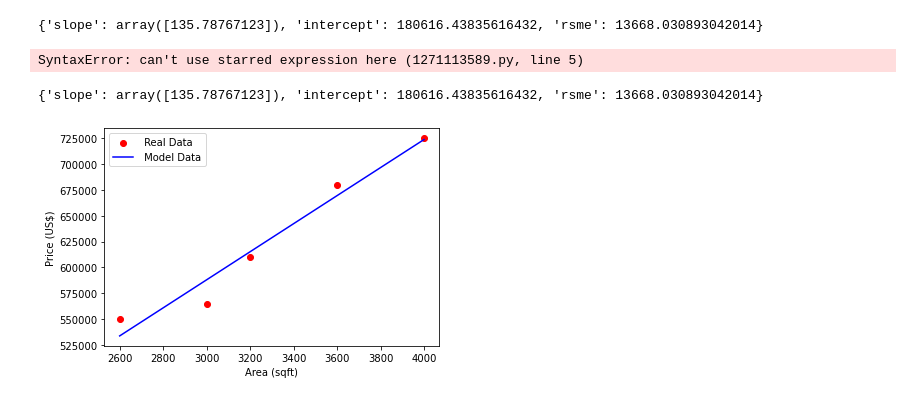
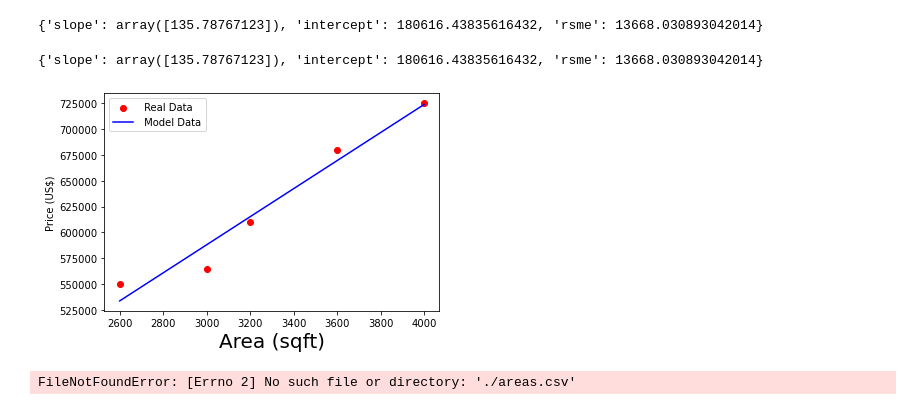
Before and after one commit to Olawale-Product/Portfolio, a Jupyter notebook: linear_regression/linear_regression.ipynb, the cells around one changed output. Saved outputs shown, nothing was run; the diff lists cells and outputs as text; code cells hidden in the pictures.

```diff
--- a/linear_regression/linear_regression.ipynb
+++ b/linear_regression/linear_regression.ipynb
@@ -72,14 +72,6 @@ line_equation_parameters = { "slope": reg.coef_, "intercept": reg.intercept_, "r
 print(line_equation_parameters)
 # %% [output]
 {'slope': array([135.78767123]), 'intercept': 180616.43835616432, 'rsme': 13668.030893042014}
-# %%
-      # coefficient , *other1 = [*reg.coef_]
-      # intercept , *other2 = [*reg.intercept_]
-      # coefficient
-      reg.intercept_
-      reg.coef_
-# %% [output]
-SyntaxError: can't use starred expression here (1271113589.py, line 5)
 # %%
 # Equation of a line
 # Y = (m*x) +
@@ -100,13 +92,19 @@ if(y_example == y_test_equation):
 # %%
 plt.scatter(df[["area"]], df[['price']], color='r' , label=" Real Data")
 plt.plot(df["area"], y_predicted, color='b' , label=" Model Data")
-plt.xlabel('Area (sqft)')
+plt.xlabel('Area (sqft)',fontsize=20)
 plt.ylabel('Price (US$)')
 plt.legend()
 
 
 print(line_equation_parameters)
 plt.show()
 # %% [output]
 {'slope': array([135.78767123]), 'intercept': 180616.43835616432, 'rsme': 13668.030893042014}
-[figure, old version]
+[figure, new version]
+# %%
+areas_input = pd.read_csv("./areas.csv")
+areas_tobe_predicted = reg.predict(areas_input)
+areas_tobe_predicted
+# %% [output]
+FileNotFoundError: [Errno 2] No such file or directory: './areas.csv'
```
Also changed, not shown: 1 other file.
